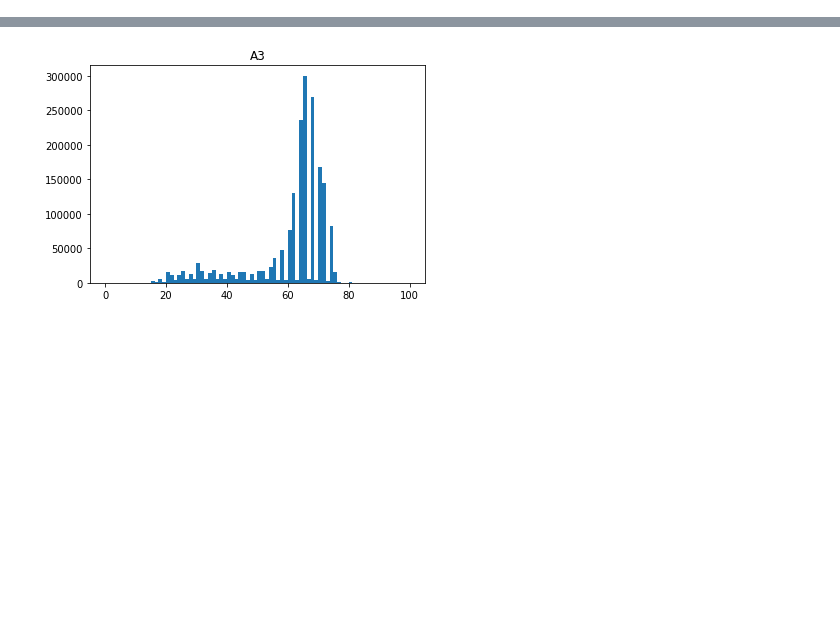
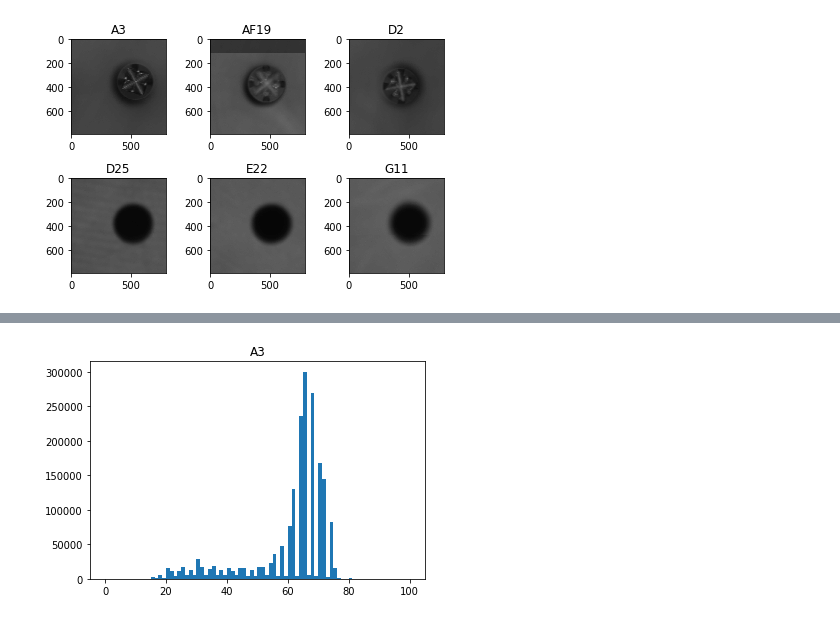
Before and after one commit to lilianagamezm/ImagePreprocessing, a Jupyter notebook: ImageProcessing.ipynb, the cells around one changed output, grey strips where cells are left out. Saved outputs shown, nothing was run; the diff lists cells and outputs as text; code cells hidden in the pictures; blank space fills up the shorter version.

```diff
--- a/ImageProcessing.ipynb
+++ b/ImageProcessing.ipynb
@@ -15,6 +15,20 @@ locdir=listdir("RawImages")
 # %%
 #Create list of image names
 filesname=[f.split(".")[0] for f in locdir if isfile(join(r"RawImages",f))]
+# %%
+#Read images from directory
+readImg=[cv.imread(file) for file in globdir]
+# %%
+#Plot the first six images in the directory
+for i in range(6):
+    plt.subplot(2,3,i+1)
+    plt.tight_layout()
+    image_rgb = cv.cvtColor(readImg[i], cv.COLOR_BGR2RGB)
+    plt.imshow(image_rgb)
+    plt.title(filesname[i])
+    plt.grid(False)
+# %% [output]
+[figure, added]
 # %%
 #Find image properties
 start = timeit.default_timer()
```
Also changed, not shown: parts of 2 cells of this notebook.
